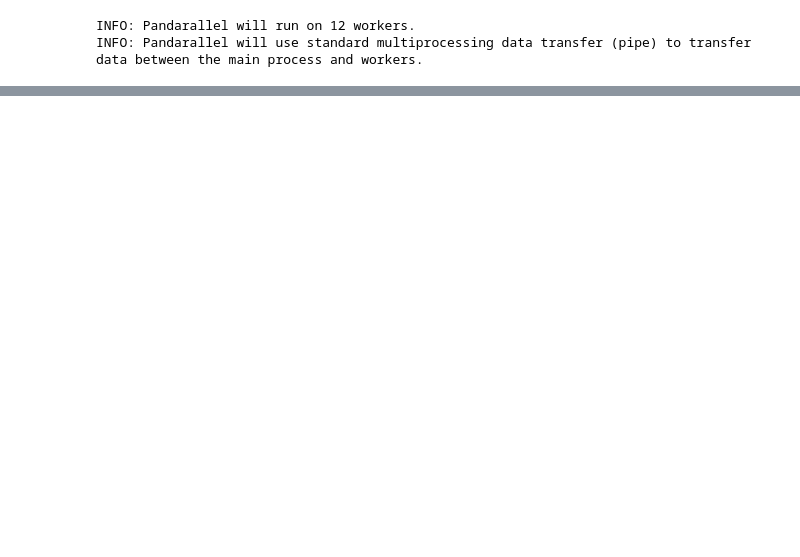
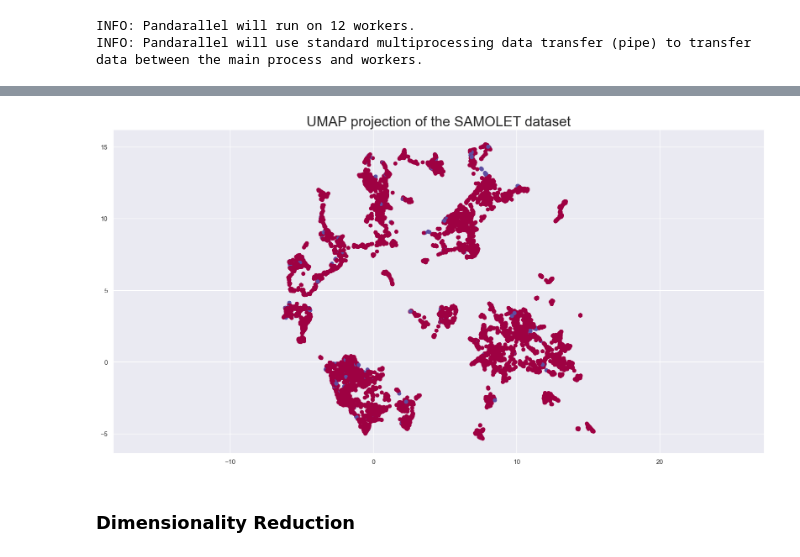
Before and after one commit to FVA13/samolet_parking_lot, a Jupyter notebook: notebooks/model_assemble.ipynb, the cells around one changed output, grey strips where cells are left out. Saved outputs shown, nothing was run; the diff lists cells and outputs as text; code cells hidden in the pictures; blank space fills up the shorter version.

```diff
--- a/notebooks/model_assemble.ipynb
+++ b/notebooks/model_assemble.ipynb
@@ -70,0 +113,3 @@ X_valid, X_test, y_valid, y_test = train_test_split(X_valid, y_valid, test_size=
+# %%
+data_umap = data[data.select_dtypes(include=['float64', 'int64']).columns].fillna(0)
+data_umap = StandardScaler().fit_transform(data_umap)
@@ -70,0 +122,13 @@ X_valid, X_test, y_valid, y_test = train_test_split(X_valid, y_valid, test_size=
+# %%
+plt.scatter(
+    embedding[:, 0],
+    embedding[:, 1],
+    c=data.target,
+    cmap='Spectral',
+)
+plt.gca().set_aspect('equal', 'datalim')
+plt.title('UMAP projection of the SAMOLET dataset', fontsize=24);
+# %% [output]
+[figure, added]
+# %% [markdown]
+### Dimensionality Reduction
```
Also changed, not shown: parts of 42 cells of this notebook, 5 other files.
